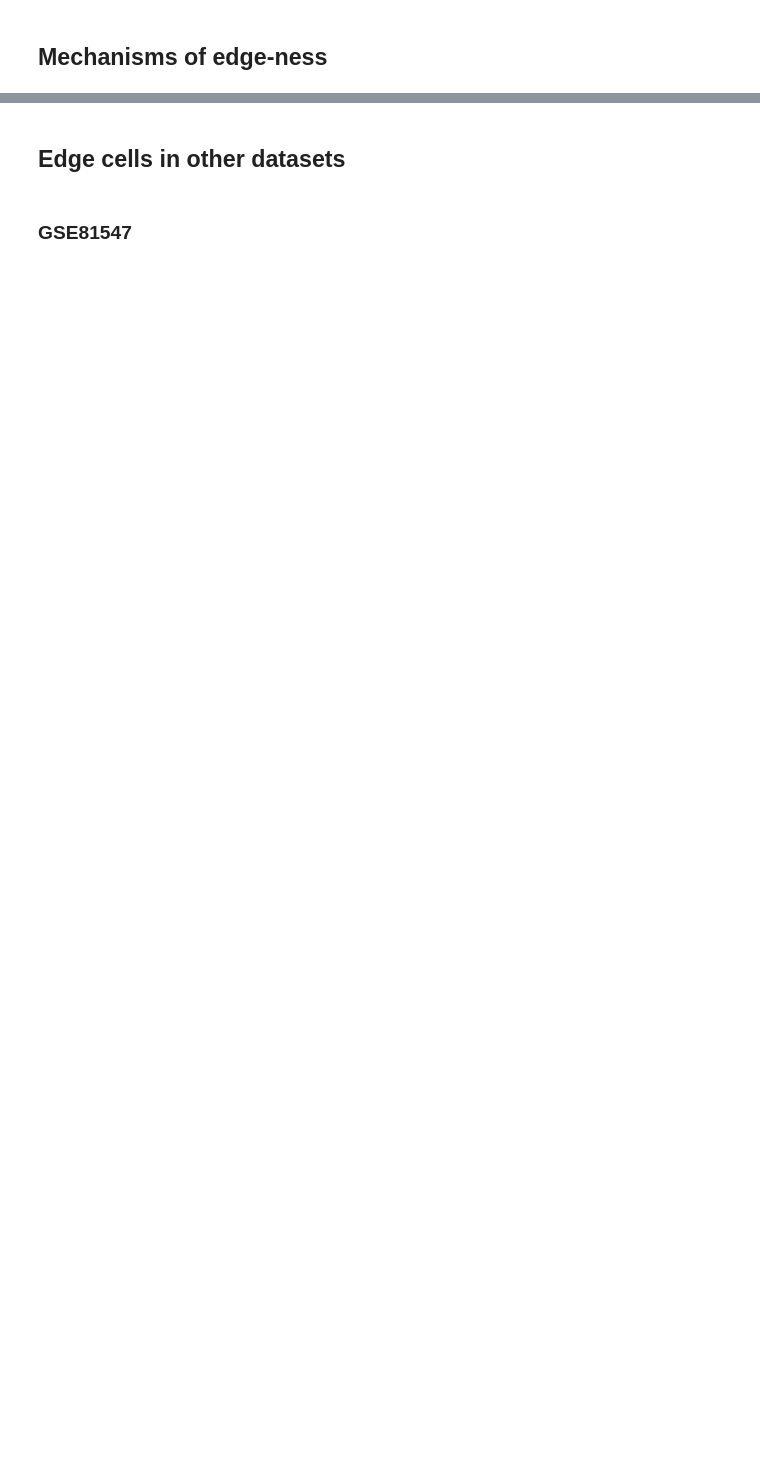
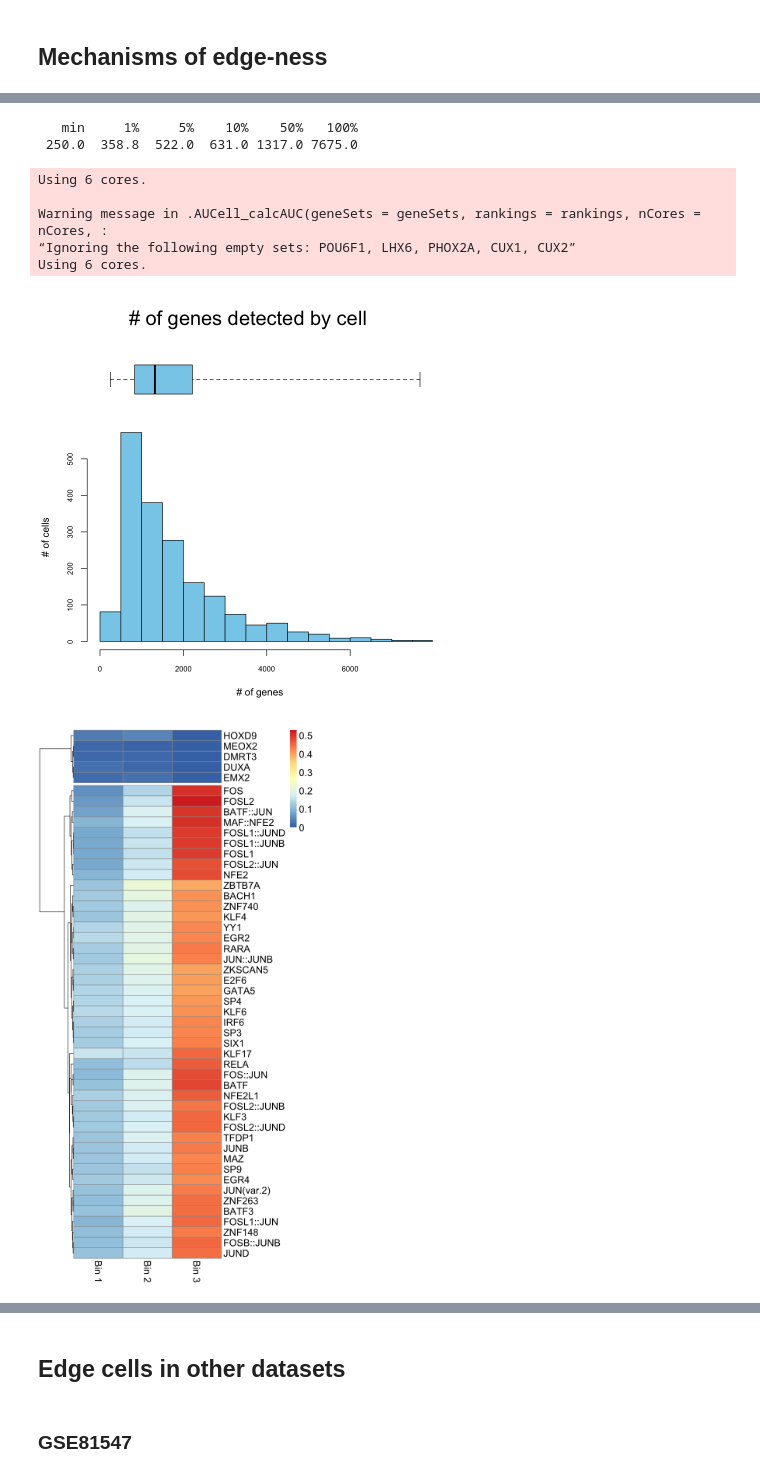
Before and after one commit to hannenhalli-lab/pdac_edge, a Jupyter notebook: publication/GenerateFigures.ipynb, the cells around one changed output, grey strips where cells are left out. Saved outputs shown, nothing was run; the diff lists cells and outputs as text; code cells hidden in the pictures; blank space fills up the shorter version.

```diff
--- a/publication/GenerateFigures.ipynb
+++ b/publication/GenerateFigures.ipynb
@@ -806,0 +295,17 @@ print(p_all)
+# %%
+subset_cells <- WhichCells(seurat_obj,expression=cluster %in% c("Acinar cell","Ductal cell type 2","Ductal cell type 1"))
+subset_obj <- subset( seurat_obj, cells=subset_cells ) %>% NormalizeData %>%
+FindVariableFeatures
+s.genes <- c("MCM5","PCNA","TYMS","FEN1","MCM2","MCM4","RRM1","UNG","GINS2","MCM6","CDCA7","DTL","PRIM1","UHRF1","MLF1IP","HELLS","RFC2","RPA2","NASP","RAD51AP1","GMNN","WDR76","SLBP","CCNE2","UBR7","POLD3","MSH2","ATAD2","RAD51","RRM2","CDC45","CDC6","EXO1","TIPIN","DSCC1","BLM","CASP8AP2","USP1","CLSPN","POLA1","CHAF1B","BRIP1","E2F8")
+g2m.genes <- c("HMGB2","CDK1","NUSAP1","UBE2C","BIRC5","TPX2","TOP2A","NDC80","CKS2","NUF2","CKS1B","MKI67","TMPO","CENPF","TACC3","FAM64A","SMC4","CCNB2","CKAP2L","CKAP2","AURKB","BUB1","KIF11","ANP32E","TUBB4B","GTSE1","KIF20B","HJURP","CDCA3","HN1","CDC20","TTK","CDC25C","KIF2C","RANGAP1","NCAPD2","DLGAP5","CDCA2","CDCA8","ECT2","KIF23","HMMR","AURKA","PSRC1","ANLN","LBR","CKAP5","CENPE","CTCF","NEK2","G2E3","GAS2L3","CBX5","CENPA")
+subset_obj <- CellCycleScoring(subset_obj,s.genes,g2m.genes)
+
+expr_mat <- subset_obj[["RNA"]]@data
+all_genes <- rownames(expr_mat)
+gene_meta_data <- data.frame( gene_short_name=all_genes, row.names=all_genes )
+
+cds_obj <- new_cell_data_set( expr_mat, cell_metadata=subset_obj@meta.data %>% dplyr::rename(cell.type=cluster),
+                             gene_metadata = gene_meta_data)
+
+
+# flush.console()
@@ -1001,0 +1430,49 @@ sig_frac_occ_dt <- frac_occ_dt[motif_p_adj < 0.05,]
+# %%
+seurat_obj <- SetIdent(seurat_obj,value="cluster")
+acinar_gene_exp_mat <- seurat_obj[["RNA"]]@counts[,WhichCells(seurat_obj,ident="Acinar cell")]
+rankings <- AUCell_buildRankings( acinar_gene_exp_mat, nCores=6 )
+rm(acinar_gene_exp_mat)
+auc_obj <- AUCell_calcAUC( motif_gene_sets, rankings )
+auc_mat <- getAUC(auc_obj)
+auc_thresholds <- AUCell_exploreThresholds( auc_obj, plotHist=F, nCores=3 )
+tfs <- names(auc_obj)
+threshold_vec <- sapply(tfs,function(x){return(auc_thresholds[[x]]$aucThr$thresholds["Global_k1","threshold"]);})
+binarized_auc_mat <- sapply(1:length(tfs),function(x){return(auc_mat[x,] > threshold_vec[x]);}) %>% t
+rownames(binarized_auc_mat) <- tfs
+
+num_bins <- 3
+bin_column_names <- paste("Bin",1:num_bins)
+
+acinar_edge_center_dt <- edge_info_all$edge_center_dt[normal_cell_type == "Acinar cell",]
+acinar_edge_cells <- acinar_edge_center_dt[cell_category == "edge",cell.name]
+
+distance_quantiles <- quantile(acinar_edge_center_dt$dist_from_normal_medoid, seq(0,1,by=1/num_bins))
+num_quantiles <- length(distance_quantiles)
+bin_cells_list <- list()
+
+
+for (q_idx in 1:(num_quantiles-1)) {
+    lower <- distance_quantiles[q_idx]
+    upper <- distance_quantiles[q_idx+1]
+    bin_cells_list[[q_idx]] <- acinar_edge_center_dt[dist_from_normal_medoid >= lower &
+                                                     dist_from_normal_medoid < upper,cell.name]
+}
+
+binned_auc_mat <- matrix(0,nrow=nrow(binarized_auc_mat),ncol=num_bins)
+for (bin in 1:num_bins) {
+    binned_auc_mat[,bin] <- rowMeans(binarized_auc_mat[,bin_cells_list[[bin]]])
+}
+rownames(binned_auc_mat) <- rownames(binarized_auc_mat)
+colnames(binned_auc_mat) <- paste("Bin",1:num_bins)
+
+gene_set_cv <- apply(binned_auc_mat,1,sd)/rowMeans(binned_auc_mat)
+most_var_gene_sets <- names(sort(gene_set_cv,decreasing=T))[1:50]
+options(repr.plot.width=6,repr.plot.height=12)
+pheatmap(binned_auc_mat[c(most_var_gene_sets),],cluster_cols=F,fontsize=15,cutree_rows=2)
+
+saveRDS(binned_auc_mat[c(most_var_gene_sets),],"binned_auc_mat_most_var_new.rds")
+saveRDS(binned_auc_mat,"binned_auc_mat_new.rds")
+
+writexl::write_xlsx( data.table( binned_auc_mat, keep.rownames=T) %>% setnames("rn","gene_name"),
+                    "Table_S2.xlsx" )
+# %% [output]
@@ -1001,0 +1481,9 @@ sig_frac_occ_dt <- frac_occ_dt[motif_p_adj < 0.05,]
+   min     1%     5%    10%    50%   100%
+ 250.0  358.8  522.0  631.0 1317.0 7675.0
+Using 6 cores.
+
+Warning message in .AUCell_calcAUC(geneSets = geneSets, rankings = rankings, nCores = nCores, :
+“Ignoring the following empty sets: POU6F1, LHX6, PHOX2A, CUX1, CUX2”
+Using 6 cores.
+[figure, added]
+[figure, added]
```
Also changed, not shown: parts of 179 cells of this notebook, 6 other files.
